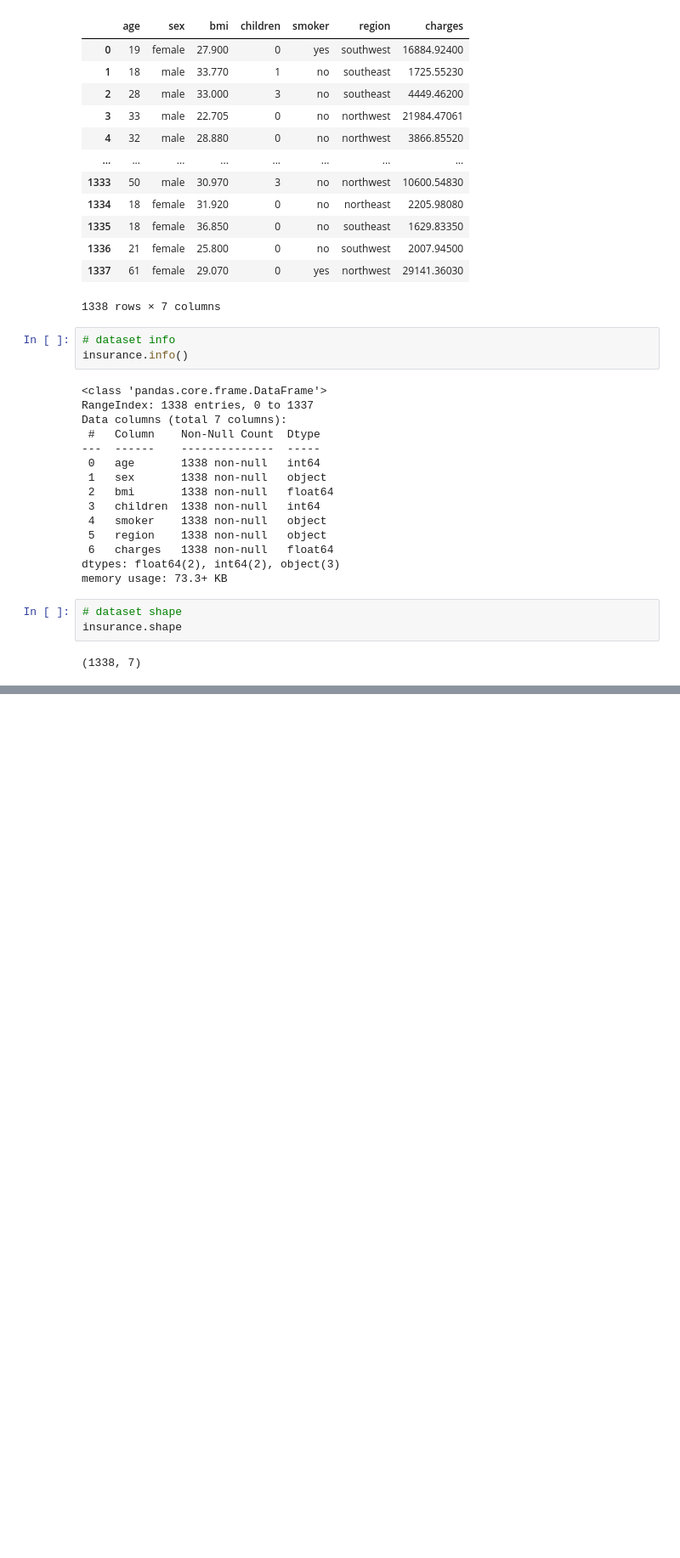
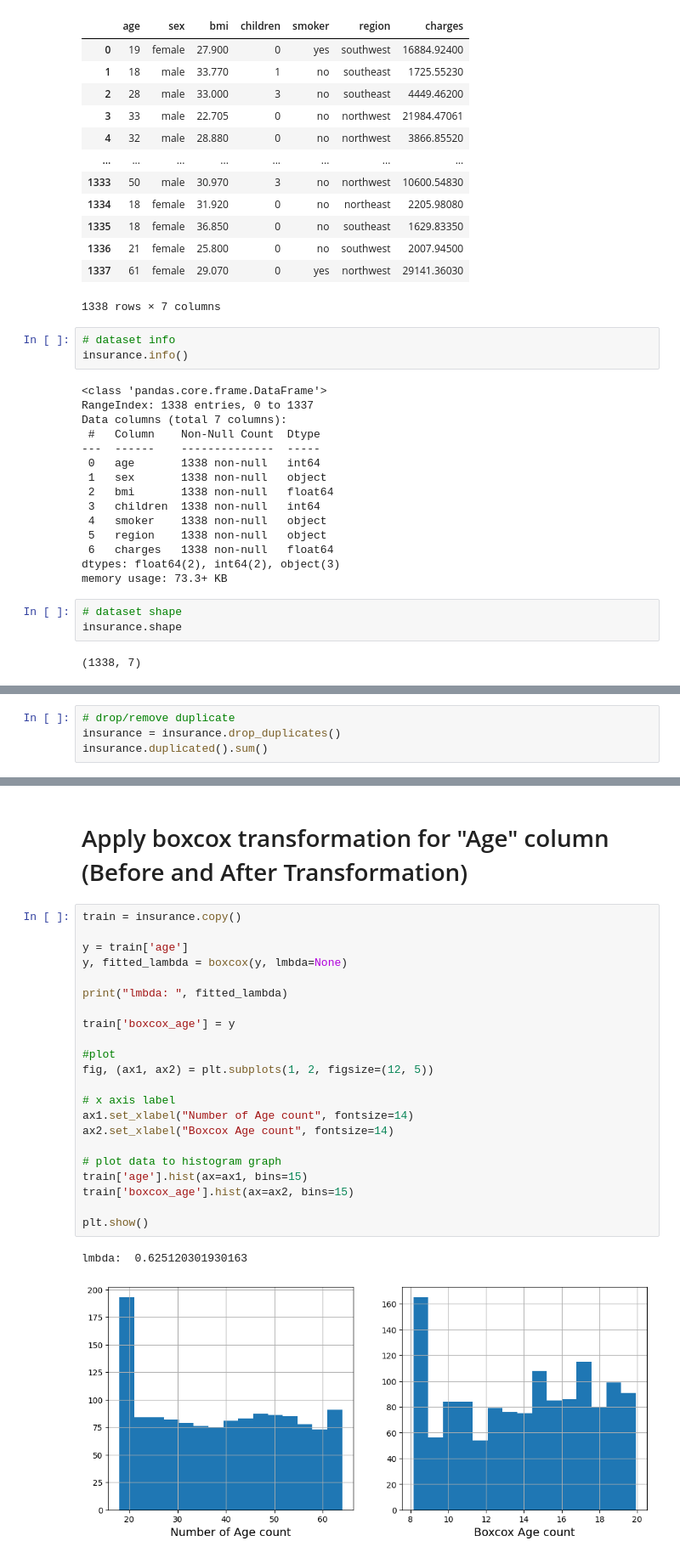
Before and after one commit to Shahriar201/Machine-Learning-Practices, a Jupyter notebook: linear_regression_insurance_part01.ipynb, the cells around one changed output, grey strips where cells are left out. Shown: that part at 85% size. Drawn from its saved outputs; the diff is of its cells as text; blank space fills up the shorter version.

Commit message:
age binning and boxcox transformation

```diff
--- a/linear_regression_insurance_part01.ipynb
+++ b/linear_regression_insurance_part01.ipynb
@@ -42,0 +58,4 @@ insurance.shape
+# %%
+# drop/remove duplicate
+insurance = insurance.drop_duplicates()
+insurance.duplicated().sum()
@@ -42,0 +131,27 @@ insurance.shape
+# %% [markdown]
+# Apply boxcox transformation for "Age" column (Before and After Transformation)
+# %%
+train = insurance.copy()
+
+y = train['age']
+y, fitted_lambda = boxcox(y, lmbda=None)
+
+print("lmbda: ", fitted_lambda)
+
+train['boxcox_age'] = y
+
+#plot
+fig, (ax1, ax2) = plt.subplots(1, 2, figsize=(12, 5))
+
+# x axis label
+ax1.set_xlabel("Number of Age count", fontsize=14)
+ax2.set_xlabel("Boxcox Age count", fontsize=14)
+
+# plot data to histogram graph
+train['age'].hist(ax=ax1, bins=15)
+train['boxcox_age'].hist(ax=ax2, bins=15)
+
+plt.show()
+# %% [output]
+lmbda:  0.625120301930163
+[figure, added]
```
Also changed, not shown: parts of 13 cells of this notebook.
